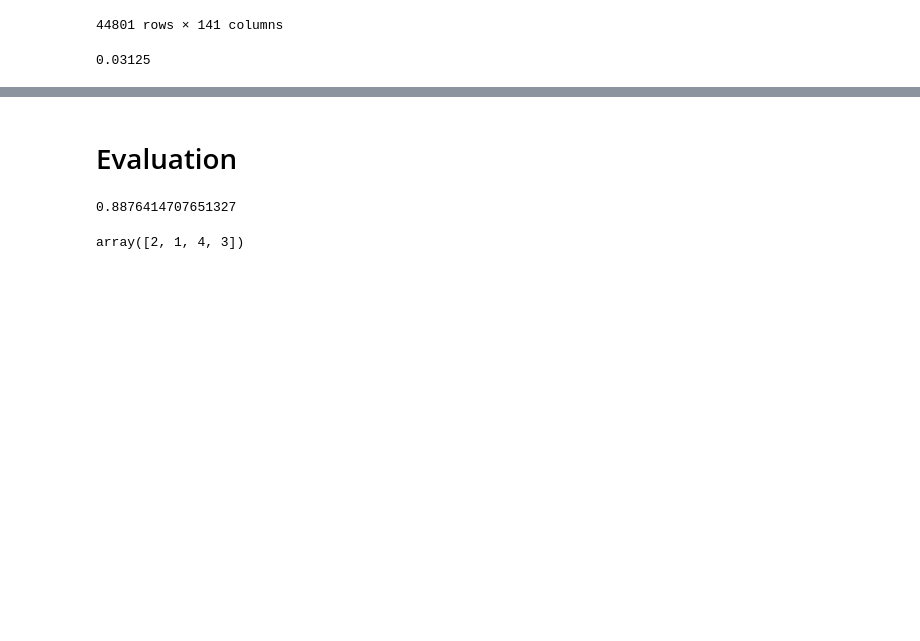
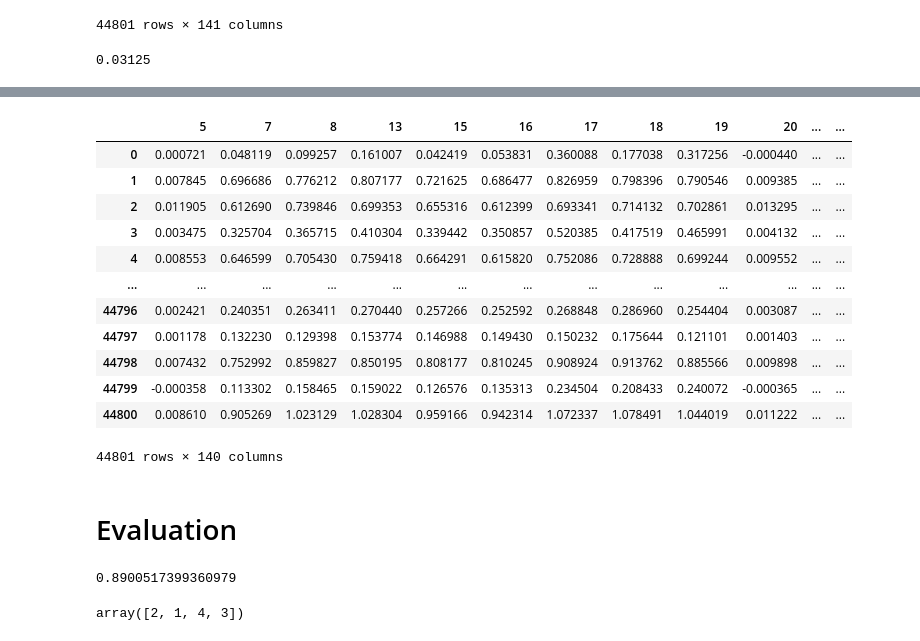
Before and after one commit to Annie-Yeeun-Jang/Info_retrieval_project, a Jupyter notebook: [SI650_project]_MF_leave_one_out.ipynb, the cells around one changed output, grey strips where cells are left out. Cells and saved outputs as stored; diff of their text form; code cells hidden in the pictures; blank space fills up the shorter version.

```diff
--- a/[SI650_project]_MF_leave_one_out.ipynb
+++ b/[SI650_project]_MF_leave_one_out.ipynb
@@ -382,0 +434,2 @@ min(test_rating)
+# %%
+zero_one_train=zero_one_train.astype(float)
@@ -382,0 +445,3 @@ min(test_rating)
+# %%
+sigma = np.diag(sigma)
+sigma
@@ -383,12 +461,31 @@ min(test_rating)
+# %%
+svd_user_predicted_link = np.dot(np.dot(U, sigma), Vt)
+# %%
+restored=pd.DataFrame(svd_user_predicted_link, columns=zero_one_train.columns)
+restored
+# %% [output]
+|  | 5 | 7 | 8 | 13 | 15 | 16 | 17 | 18 | 19 | 20 | ... | ... |
+| 0 | 0.000721 | 0.048119 | 0.099257 | 0.161007 | 0.042419 | 0.053831 | 0.360088 | 0.177038 | 0.317256 | -0.000440 | ... | ... |
+| 1 | 0.007845 | 0.696686 | 0.776212 | 0.807177 | 0.721625 | 0.686477 | 0.826959 | 0.798396 | 0.790546 | 0.009385 | ... | ... |
+| 2 | 0.011905 | 0.612690 | 0.739846 | 0.699353 | 0.655316 | 0.612399 | 0.693341 | 0.714132 | 0.702861 | 0.013295 | ... | ... |
+| 3 | 0.003475 | 0.325704 | 0.365715 | 0.410304 | 0.339442 | 0.350857 | 0.520385 | 0.417519 | 0.465991 | 0.004132 | ... | ... |
+| 4 | 0.008553 | 0.646599 | 0.705430 | 0.759418 | 0.664291 | 0.615820 | 0.752086 | 0.728888 | 0.699244 | 0.009552 | ... | ... |
+| ... | ... | ... | ... | ... | ... | ... | ... | ... | ... | ... | ... | ... |
+| 44796 | 0.002421 | 0.240351 | 0.263411 | 0.270440 | 0.257266 | 0.252592 | 0.268848 | 0.286960 | 0.254404 | 0.003087 | ... | ... |
+| 44797 | 0.001178 | 0.132230 | 0.129398 | 0.153774 | 0.146988 | 0.149430 | 0.150232 | 0.175644 | 0.121101 | 0.001403 | ... | ... |
+| 44798 | 0.007432 | 0.752992 | 0.859827 | 0.850195 | 0.808177 | 0.810245 | 0.908924 | 0.913762 | 0.885566 | 0.009898 | ... | ... |
+| 44799 | -0.000358 | 0.113302 | 0.158465 | 0.159022 | 0.126576 | 0.135313 | 0.234504 | 0.208433 | 0.240072 | -0.000365 | ... | ... |
+| 44800 | 0.008610 | 0.905269 | 1.023129 | 1.028304 | 0.959166 | 0.942314 | 1.072337 | 1.078491 | 1.044019 | 0.011222 | ... | ... |
+44801 rows × 140 columns
 # %% [markdown]
 # Evaluation
 # %%
 from sklearn.metrics import ndcg_score
 # %%
 user_id=0
-ndcg_score(np.asarray([df_processed.loc[user_id]]), np.asarray([restored.loc[user_id]]))
+ndcg_score(np.asarray([zero_one_gt.loc[user_id]]), np.asarray([restored.loc[user_id]]))
 # %% [output]
-0.8876414707651327
+0.8900517399360979
 # %%
 arr=np.array([4,5,1,3])
 arr.argsort()[::-1].argsort()+1
```
Also changed, not shown: parts of 21 cells of this notebook.
